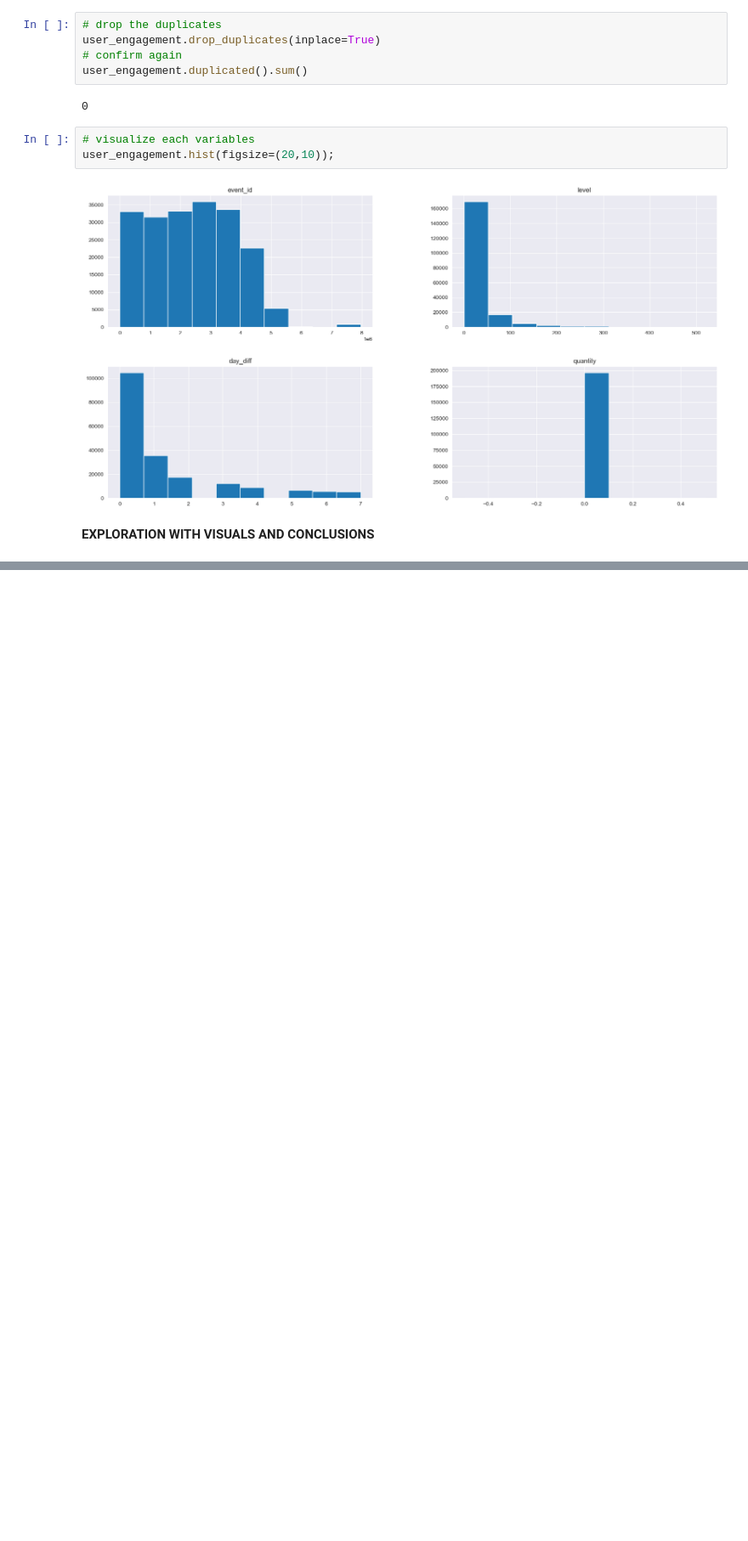
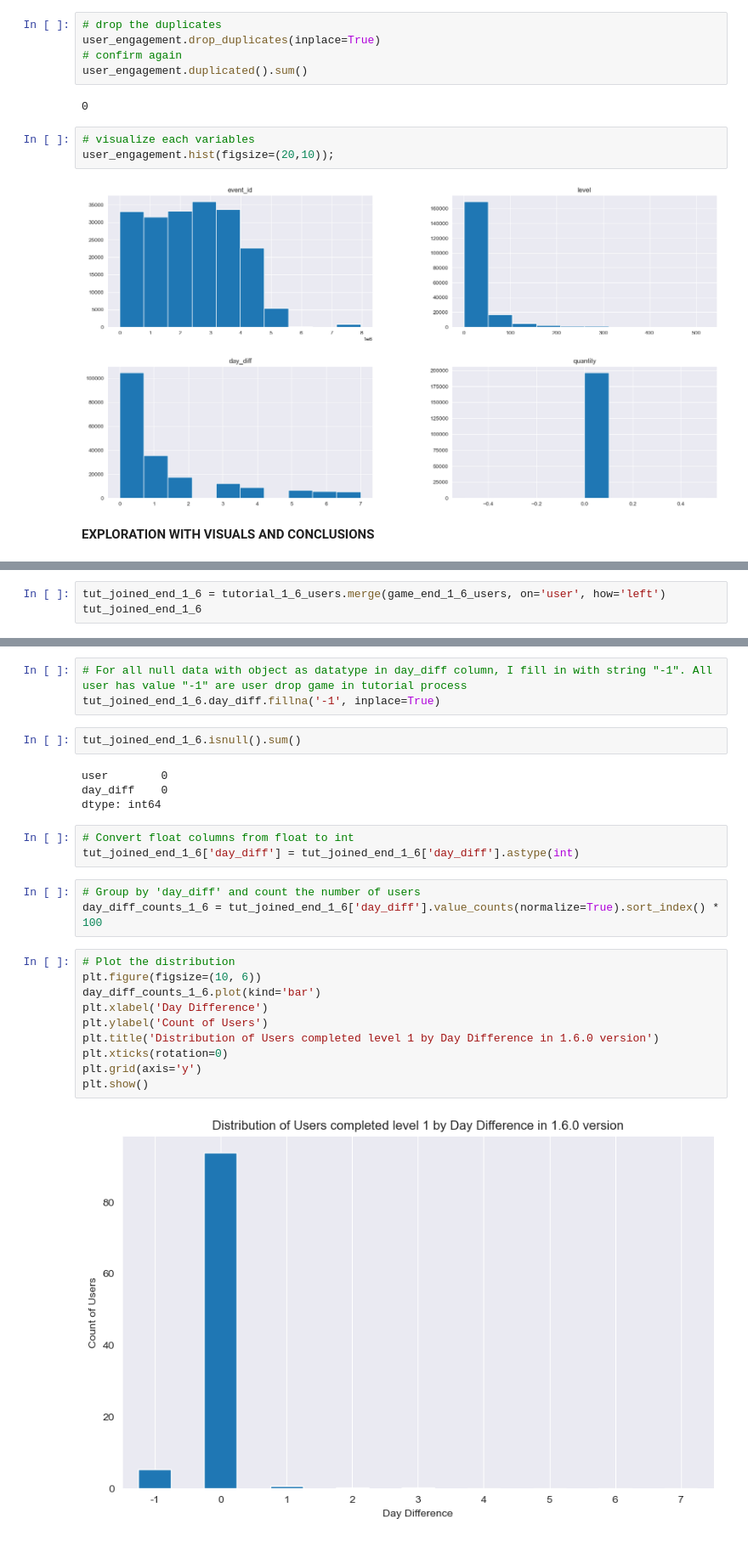
Before and after one commit to ducnm7/indiez_assign, a Jupyter notebook: notebooks/data_analyze.ipynb, the cells around one changed output, grey strips where cells are left out. Shown: that part at 85% size. Cells and saved outputs as stored; diff of their text form; blank space fills up the shorter version.

```diff
--- a/notebooks/data_analyze.ipynb
+++ b/notebooks/data_analyze.ipynb
@@ -483,0 +664,3 @@ version 1.5.2?*
+# %%
+tut_joined_end_1_6 = tutorial_1_6_users.merge(game_end_1_6_users, on='user', how='left')
+tut_joined_end_1_6
@@ -483,0 +693,27 @@ version 1.5.2?*
+# %%
+# For all null data with object as datatype in day_diff column, I fill in with string "-1". All user has value "-1" are user drop game in tutorial process
+tut_joined_end_1_6.day_diff.fillna('-1', inplace=True)
+# %%
+tut_joined_end_1_6.isnull().sum()
+# %% [output]
+user        0
+day_diff    0
+dtype: int64
+# %%
+# Convert float columns from float to int
+tut_joined_end_1_6['day_diff'] = tut_joined_end_1_6['day_diff'].astype(int)
+# %%
+# Group by 'day_diff' and count the number of users
+day_diff_counts_1_6 = tut_joined_end_1_6['day_diff'].value_counts(normalize=True).sort_index() * 100
+# %%
+# Plot the distribution
+plt.figure(figsize=(10, 6))
+day_diff_counts_1_6.plot(kind='bar')
+plt.xlabel('Day Difference')
+plt.ylabel('Count of Users')
+plt.title('Distribution of Users completed level 1 by Day Difference in 1.6.0 version')
+plt.xticks(rotation=0)
+plt.grid(axis='y')
+plt.show()
+# %% [output]
+[figure, added]
```
Also changed, not shown: parts of 36 cells of this notebook, 4 other files.
